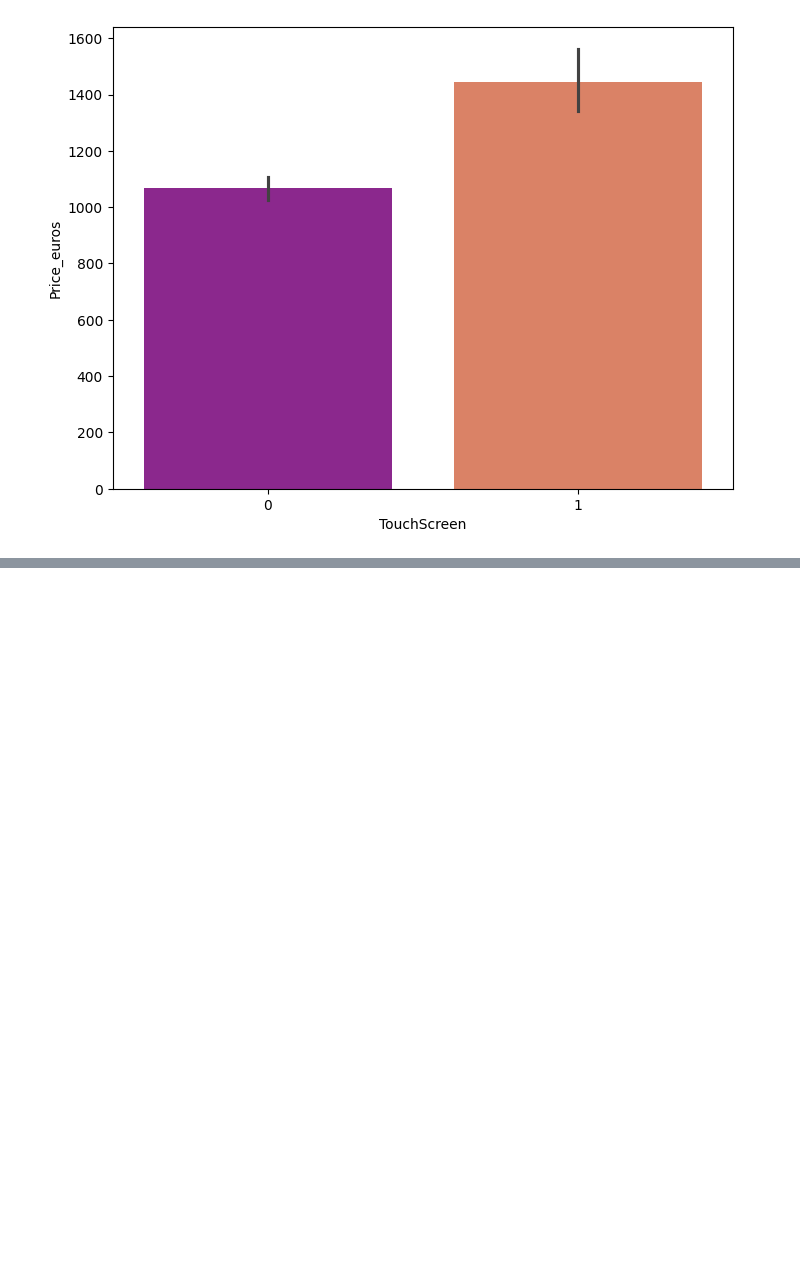
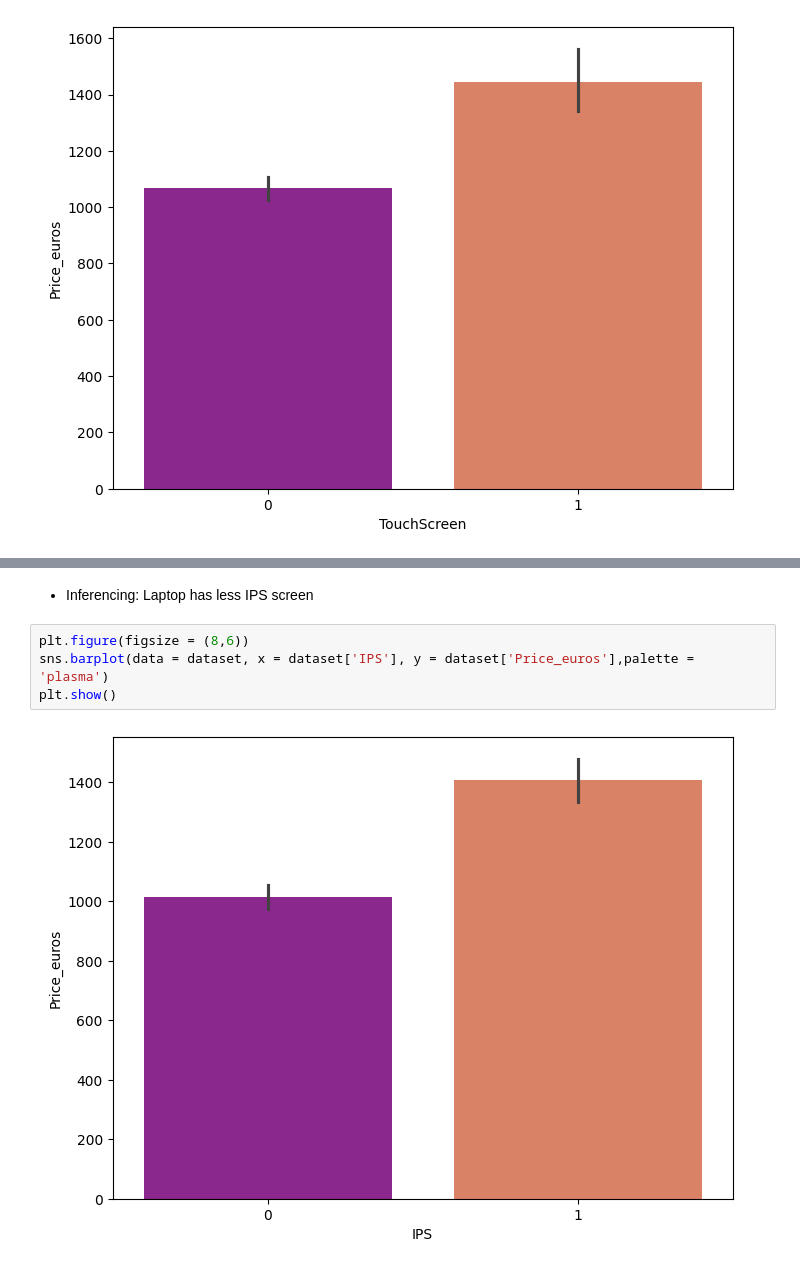
Before and after one commit to AnantVerma-2022/Linear-Regression-Laptop-Price-Predictions, a Jupyter notebook: laptop_price_prediction.ipynb, the cells around one changed output, grey strips where cells are left out. Saved outputs shown, nothing was run; the diff lists cells and outputs as text; blank space fills up the shorter version.

```diff
--- a/laptop_price_prediction.ipynb
+++ b/laptop_price_prediction.ipynb
@@ -485,0 +513,8 @@ plt.show()
+# %% [markdown]
+- Inferencing: Laptop has less IPS screen
+# %%
+plt.figure(figsize = (8,6))
+sns.barplot(data = dataset, x = dataset['IPS'], y = dataset['Price_euros'],palette = 'plasma')
+plt.show()
+# %% [output]
+[figure, added]
```
Also changed, not shown: parts of 8 cells of this notebook.
